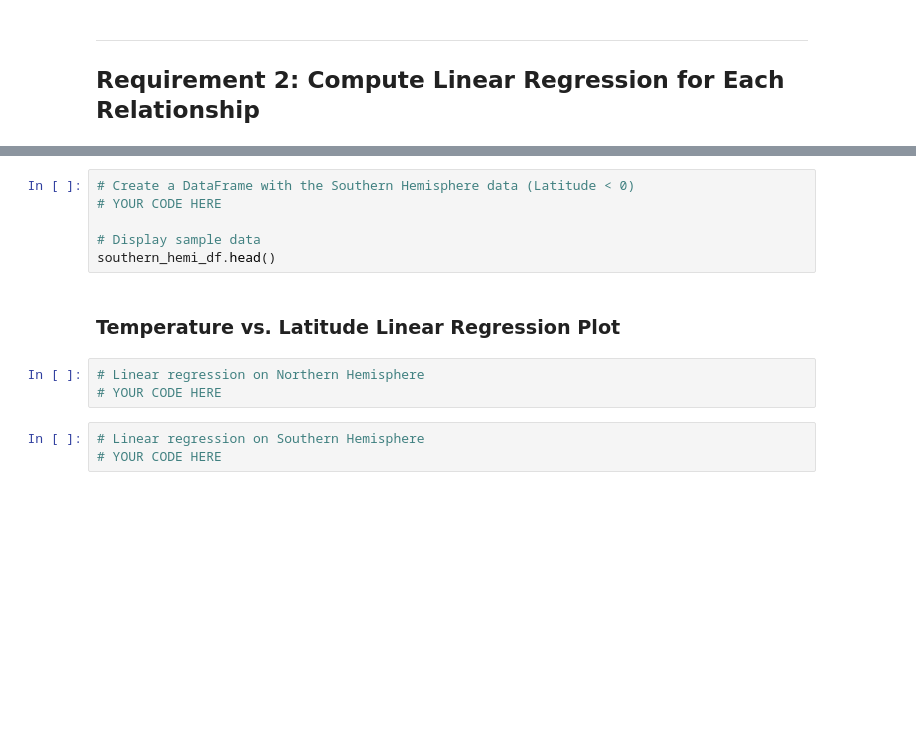
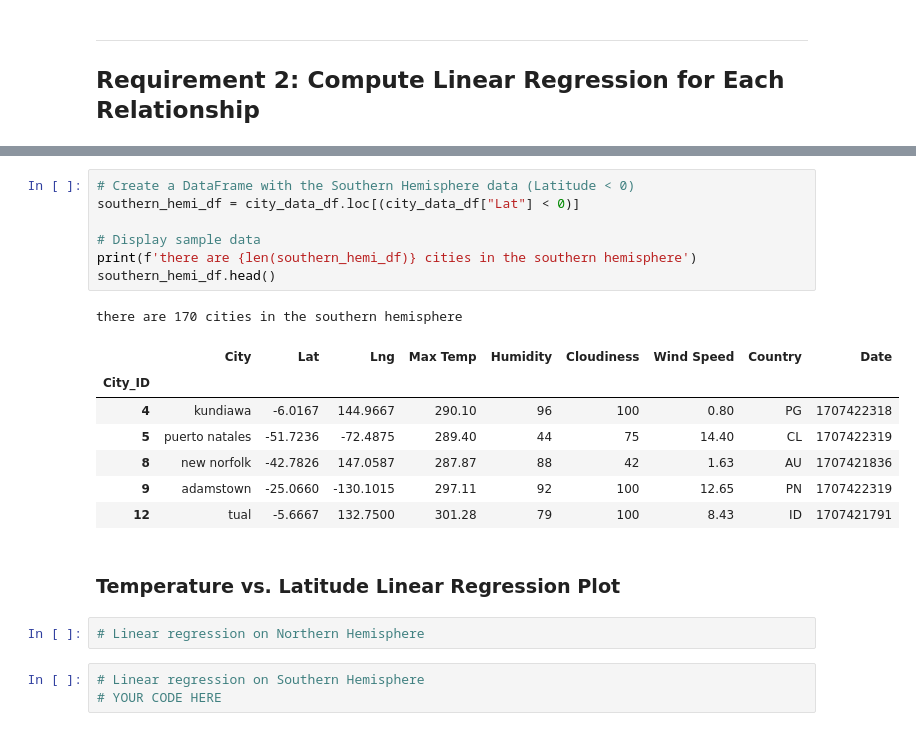
Before and after one commit to ktennant5378/python-api-challenge, a Jupyter notebook: starter_code/WeatherPy.ipynb, the cells around one changed output, grey strips where cells are left out. Drawn from its saved outputs; the diff is of its cells as text; blank space fills up the shorter version.

```diff
--- a/starter_code/WeatherPy.ipynb
+++ b/starter_code/WeatherPy.ipynb
@@ -331,14 +355,23 @@ northern_hemi_df.head()
 # %%
 # Create a DataFrame with the Southern Hemisphere data (Latitude < 0)
-# YOUR CODE HERE
+southern_hemi_df = city_data_df.loc[(city_data_df["Lat"] < 0)]
 
 # Display sample data
+print(f'there are {len(southern_hemi_df)} cities in the southern hemisphere')
 southern_hemi_df.head()
+# %% [output]
+there are 170 cities in the southern hemisphere
+|  | City | Lat | Lng | Max Temp | Humidity | Cloudiness | Wind Speed | Country | Date |
+| City_ID |  |  |  |  |  |  |  |  |  |
+| 4 | kundiawa | -6.0167 | 144.9667 | 290.10 | 96 | 100 | 0.80 | PG | 1707422318 |
+| 5 | puerto natales | -51.7236 | -72.4875 | 289.40 | 44 | 75 | 14.40 | CL | 1707422319 |
+| 8 | new norfolk | -42.7826 | 147.0587 | 287.87 | 88 | 42 | 1.63 | AU | 1707421836 |
+| 9 | adamstown | -25.0660 | -130.1015 | 297.11 | 92 | 100 | 12.65 | PN | 1707422319 |
+| 12 | tual | -5.6667 | 132.7500 | 301.28 | 79 | 100 | 8.43 | ID | 1707421791 |
 # %% [markdown]
 ###  Temperature vs. Latitude Linear Regression Plot
 # %%
 # Linear regression on Northern Hemisphere
-# YOUR CODE HERE
 # %%
 # Linear regression on Southern Hemisphere
 # YOUR CODE HERE
```
Also changed, not shown: parts of 3 cells of this notebook.
